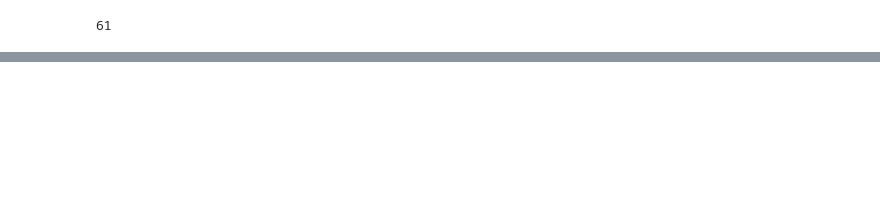
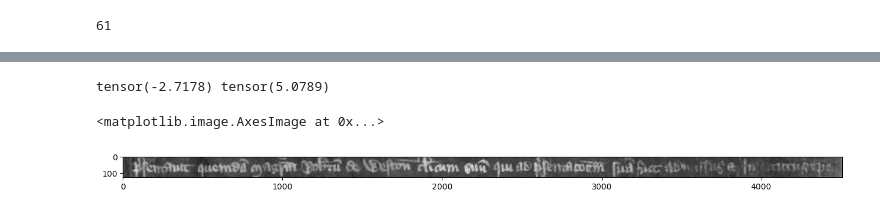
Before and after one commit to ideasrule/latin_documents, a Jupyter notebook: Train with lightning.ipynb, the cells around one changed output, grey strips where cells are left out. Drawn from its saved outputs; the diff is of its cells as text; code cells hidden in the pictures; blank space fills up the shorter version.

```diff
--- a/Train with lightning.ipynb
+++ b/Train with lightning.ipynb
@@ -69,7 +73,7 @@ class LineImageDataset(Dataset):
                     line_im_filename = dirname + "/line_{}_{}".format(lineno, image_filename)
                     line_im_filename, _ = os.path.splitext(line_im_filename)
                     line_im_filename += ".png"
-                    if self.classify(line_im_filename) != data_type:
+                    if data_type != "all" and self.classify(line_im_filename) != data_type:
                         continue
 
                     self.line_image_filenames.append(line_im_filename)
@@ -77,10 +81,12 @@ class LineImageDataset(Dataset):
                     self.line_images.append(torch.tensor(np.load(line_im_filename.replace(".png", ".npy")), dtype=torch.float32).unsqueeze(0))
 
                     text = text_line.find('.//ns:TextEquiv', ns).find('.//ns:Unicode', ns).text
-                    self.labels.append(text.strip())
+                    text = text.strip()
+                    #text = text.replace(",", ".").replace("J", "I").replace("j", "i").lower()
+
+                    self.labels.append(text)
                     self.num_labels.append(torch.tensor([self.char_to_num[c] for c in text]))
-                    if self.classify(line_im_filename) == "val":
-                        print(text)
+
 
     def __len__(self):
         return len(self.labels)
@@ -89,9 +95,7 @@ class LineImageDataset(Dataset):
         image = self.line_images[idx]
 
         if self.transform is not None:
-            #median = torch.median(image)
             image = self.transform(image)
-            #image[image == -1] = torch.median(image)
 
         return {"image": image, "target": self.num_labels[idx], "text": self.labels[idx]}
 # %%
@@ -141,3 +120,18 @@ Juratores dicunt quod predicti Rogerus et Nicholaus disseisiverunt predictum Wil
+# %%
+dataset = LineImageDataset("data/", char_to_num, num_to_char, data_type="all", transform=val_transform)
+#train_dataset, val_dataset = torch.utils.data.random_split(dataset, [train_size, val_size])
+
+train_size = int(0.9 * len(dataset))
+val_size = len(dataset) - train_size
+
+train_indices, val_indices = torch.utils.data.random_split(range(len(dataset)), [train_size, val_size])
+
+#DISABLING AUGMENTATION
+train_dataset = LineImageDataset("data/", char_to_num, num_to_char, data_type="all", transform=val_transform)
+val_dataset = LineImageDataset("data/", char_to_num, num_to_char, data_type="all", transform=val_transform)
+
+train_dataset = torch.utils.data.Subset(train_dataset, train_indices)
+val_dataset = torch.utils.data.Subset(val_dataset, val_indices)
 # %%
 #plt.imshow(torch.tensor(np.load("data/line_0_0001_JUST1-734m5d.npy")))
 idx = 40
@@ -385,6 +416,10 @@ transcriber = LatinTranscriber(net, num_to_char)
 # %%
 plt.figure(figsize=(16,6))
 idx = 10
 print(torch.min(val_dataset[idx]["image"]), torch.max(val_dataset[idx]["image"]))
-plt.imshow(val_dataset[idx]["image"][0], cmap="gray", vmin=-0.5, vmax=2)
+plt.imshow(val_dataset[idx]["image"][0], cmap="gray")
+# %% [output]
+tensor(-2.7178) tensor(5.0789)
+<matplotlib.image.AxesImage at 0x...>
+[figure, added]
 # %%
```
Also changed, not shown: parts of 15 cells of this notebook.
